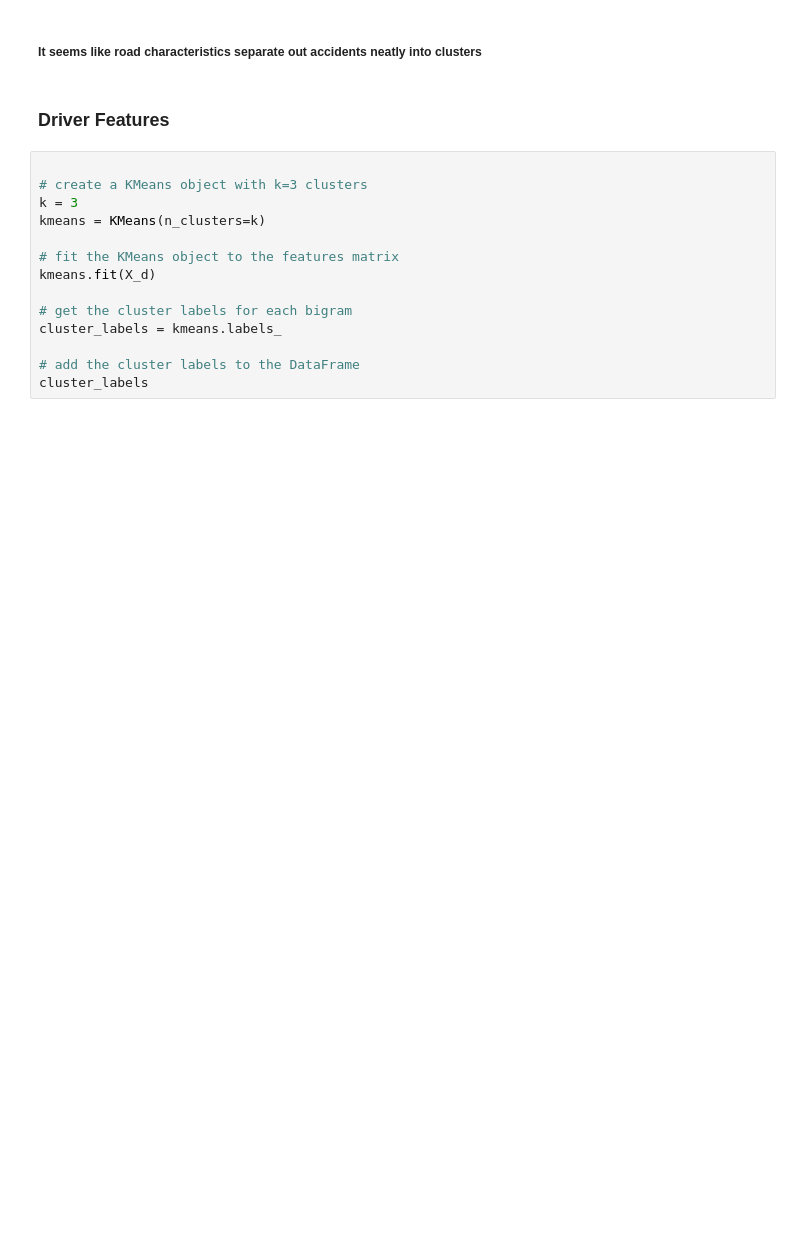
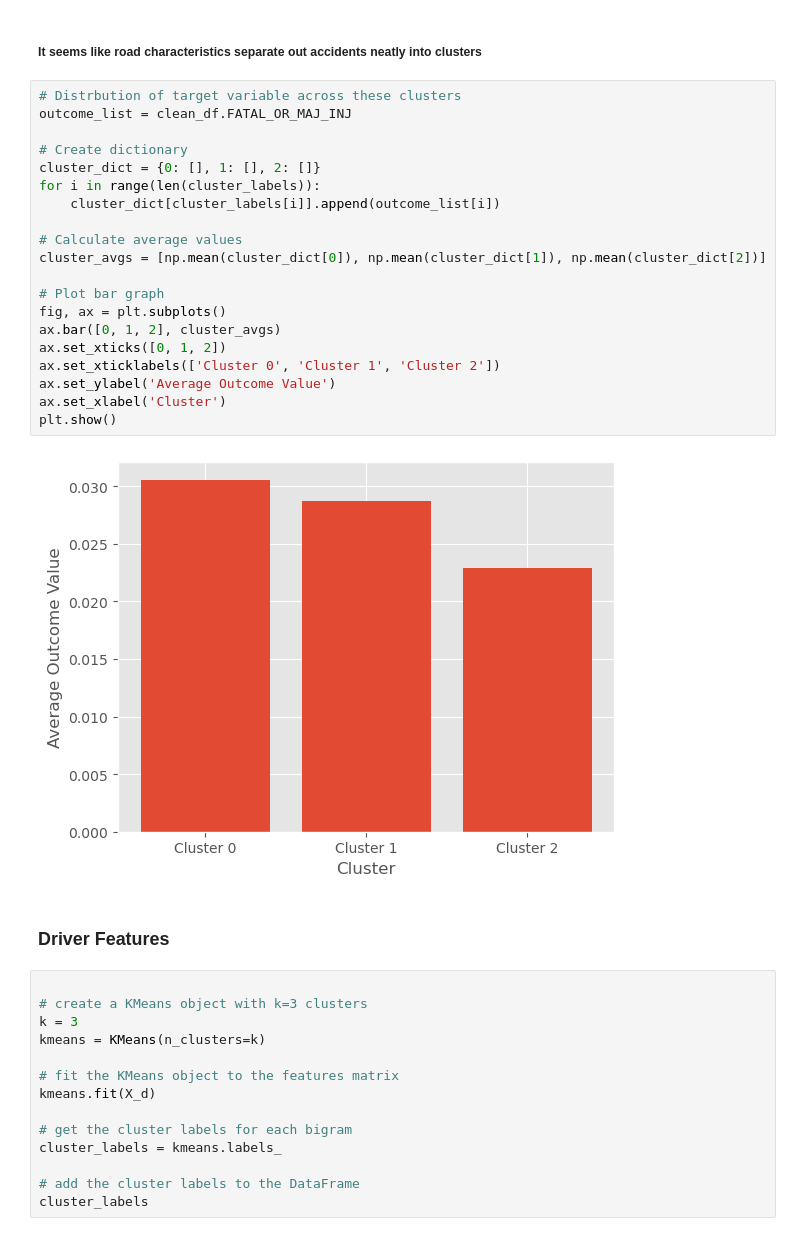
Before and after one commit to abhilashbiswas/road_accident_analysis, a Jupyter notebook: prediction/unsupervised.ipynb, the cells around one changed output. Saved outputs shown, nothing was run; the diff lists cells and outputs as text; blank space fills up the shorter version.

```diff
--- a/prediction/unsupervised.ipynb
+++ b/prediction/unsupervised.ipynb
@@ -255,5 +255,27 @@ plt.show()
 # %% [markdown]
 ##### It seems like road characteristics separate out accidents neatly into clusters
+# %%
+# Distrbution of target variable across these clusters
+outcome_list = clean_df.FATAL_OR_MAJ_INJ
+
+# Create dictionary
+cluster_dict = {0: [], 1: [], 2: []}
+for i in range(len(cluster_labels)):
+    cluster_dict[cluster_labels[i]].append(outcome_list[i])
+
+# Calculate average values
+cluster_avgs = [np.mean(cluster_dict[0]), np.mean(cluster_dict[1]), np.mean(cluster_dict[2])]
+
+# Plot bar graph
+fig, ax = plt.subplots()
+ax.bar([0, 1, 2], cluster_avgs)
+ax.set_xticks([0, 1, 2])
+ax.set_xticklabels(['Cluster 0', 'Cluster 1', 'Cluster 2'])
+ax.set_ylabel('Average Outcome Value')
+ax.set_xlabel('Cluster')
+plt.show()
+# %% [output]
+[figure, added]
 # %% [markdown]
 ### Driver Features
 # %%
```
Also changed, not shown: parts of 6 cells of this notebook.
